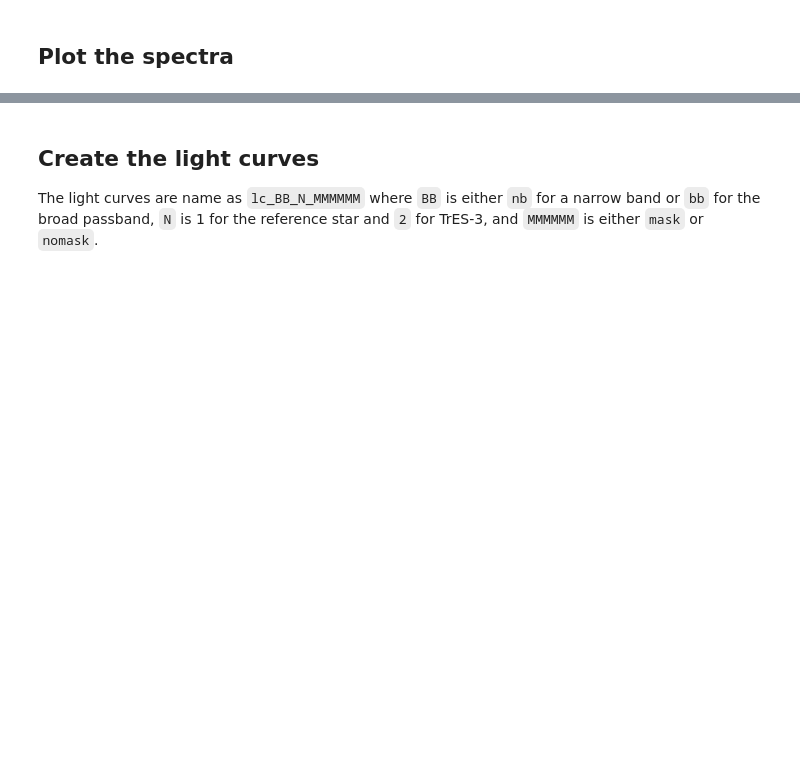
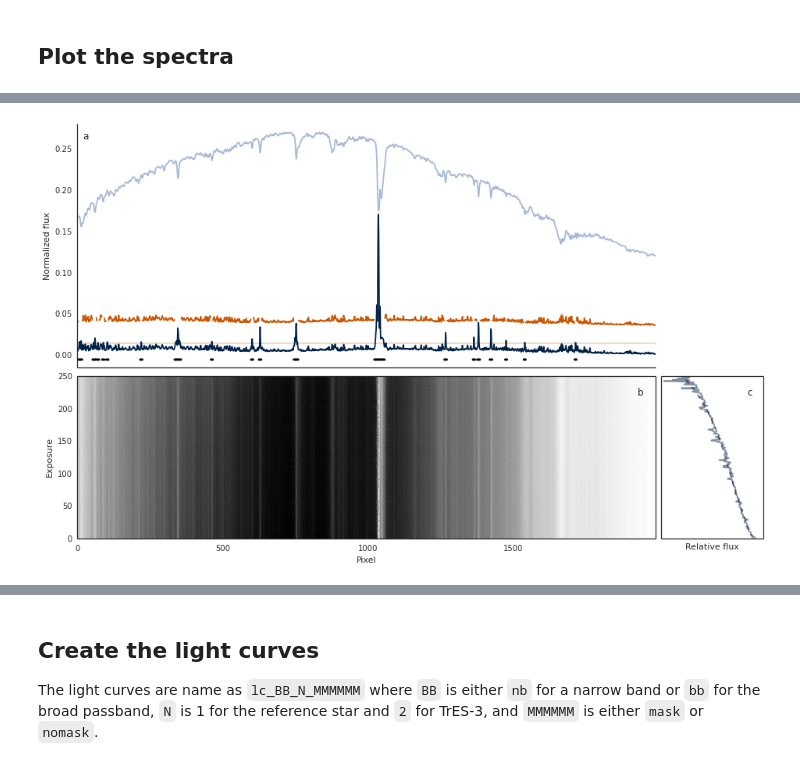
Before and after one commit to hpparvi/Parviainen-2015-TrES-3b-OSIRIS, a Jupyter notebook: 002_Light_curve_creation.ipynb, the cells around one changed output, grey strips where cells are left out. Cells and saved outputs as stored; diff of their text form; code cells hidden in the pictures; blank space fills up the shorter version.

```diff
--- a/002_Light_curve_creation.ipynb
+++ b/002_Light_curve_creation.ipynb
@@ -79,0 +156,4 @@ fig.tight_layout()
+# %%
+m1,f1,a1 = create_mask(spectra_1/median(spectra_1), elim=0.015, erosion_iterations=3)
+# %% [output]
+[figure, added]
```
Also changed, not shown: parts of 27 cells of this notebook, 10 other files.
